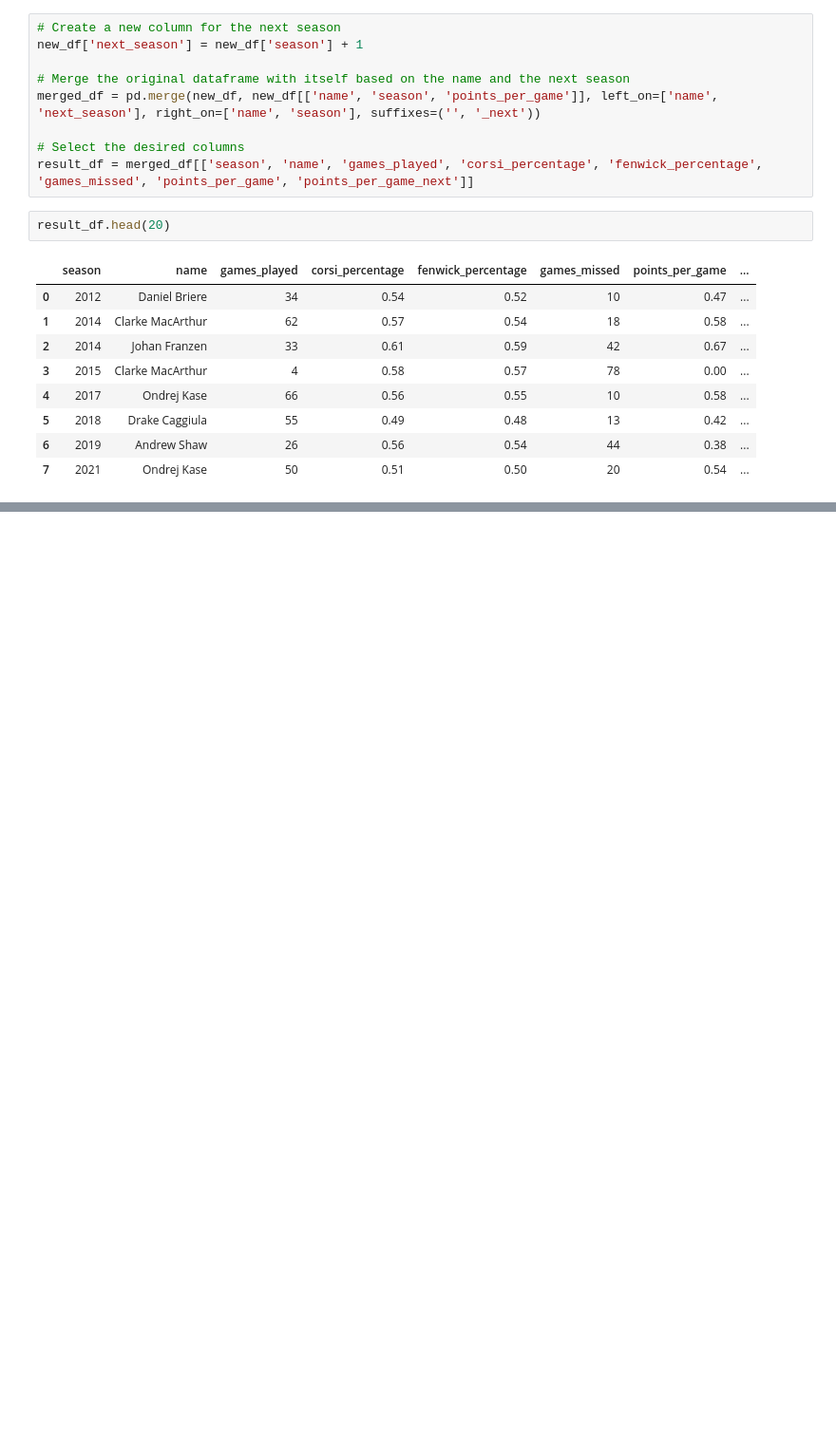
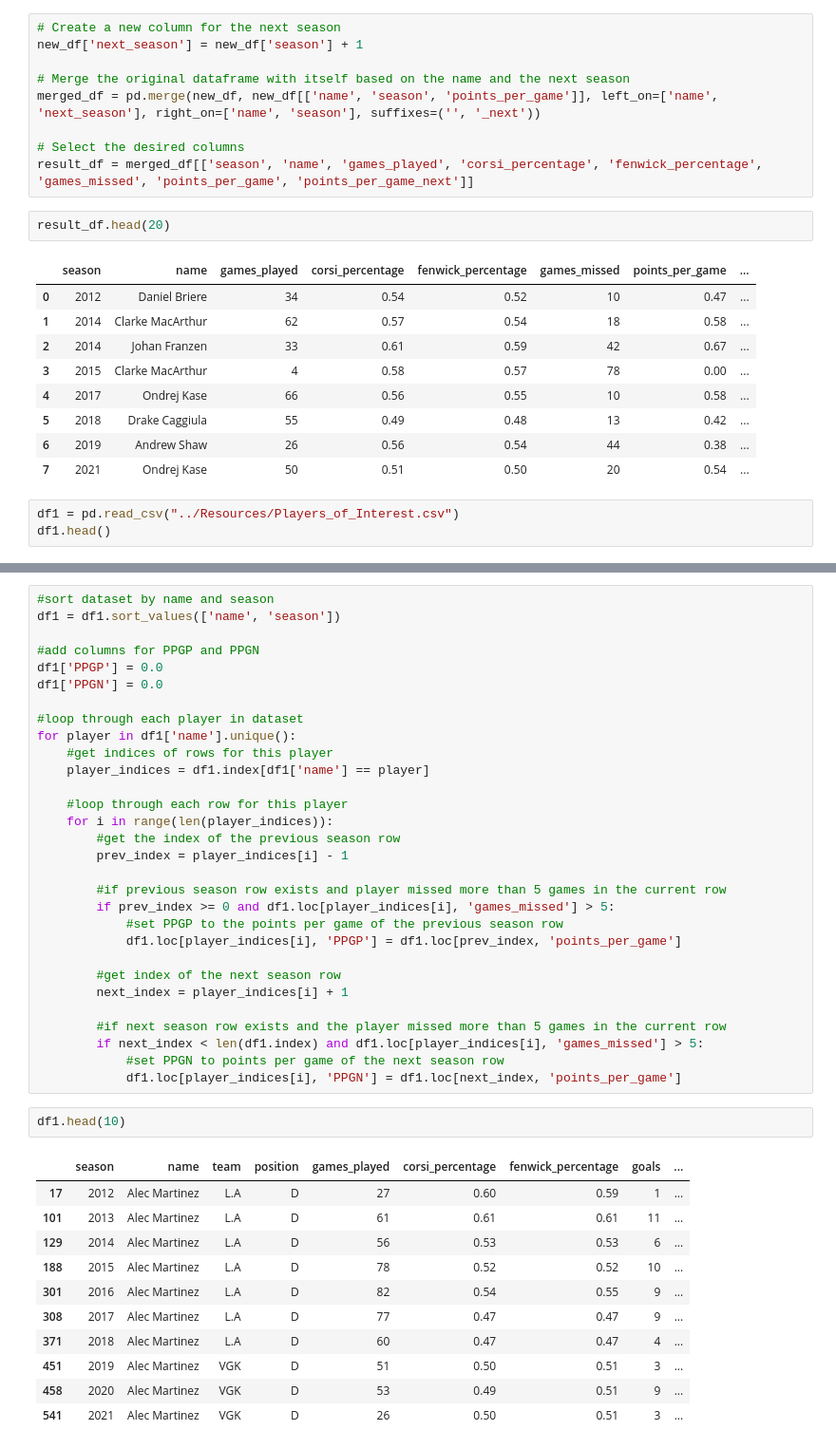
Before and after one commit to Tyler-Sweeting/NHL_Concussion_Analysis, a Jupyter notebook: MachineLearning/DataExploration.ipynb, the cells around one changed output, grey strips where cells are left out. Shown at 95% size. Drawn from its saved outputs; the diff is of its cells as text; blank space fills up the shorter version.

```diff
--- a/MachineLearning/DataExploration.ipynb
+++ b/MachineLearning/DataExploration.ipynb
@@ -224,3 +224,6 @@ result_df.head(20)
 | 5 | 2018 | Drake Caggiula | 55 | 0.49 | 0.48 | 13 | 0.42 | ... |
 | 6 | 2019 | Andrew Shaw | 26 | 0.56 | 0.54 | 44 | 0.38 | ... |
 | 7 | 2021 | Ondrej Kase | 50 | 0.51 | 0.50 | 20 | 0.54 | ... |
+# %%
+df1 = pd.read_csv("../Resources/Players_of_Interest.csv")
+df1.head()
@@ -226,0 +237,44 @@ result_df.head(20)
+# %%
+#sort dataset by name and season
+df1 = df1.sort_values(['name', 'season'])
+
+#add columns for PPGP and PPGN
+df1['PPGP'] = 0.0
+df1['PPGN'] = 0.0
+
+#loop through each player in dataset
+for player in df1['name'].unique():
+    #get indices of rows for this player
+    player_indices = df1.index[df1['name'] == player]
+
+    #loop through each row for this player
+    for i in range(len(player_indices)):
+        #get the index of the previous season row
+        prev_index = player_indices[i] - 1
+
+        #if previous season row exists and player missed more than 5 games in the current row
+        if prev_index >= 0 and df1.loc[player_indices[i], 'games_missed'] > 5:
+            #set PPGP to the points per game of the previous season row
+            df1.loc[player_indices[i], 'PPGP'] = df1.loc[prev_index, 'points_per_game']
+
+        #get index of the next season row
+        next_index = player_indices[i] + 1
+
+        #if next season row exists and the player missed more than 5 games in the current row
+        if next_index < len(df1.index) and df1.loc[player_indices[i], 'games_missed'] > 5:
+            #set PPGN to points per game of the next season row
+            df1.loc[player_indices[i], 'PPGN'] = df1.loc[next_index, 'points_per_game']
+# %%
+df1.head(10)
+# %% [output]
+|  | season | name | team | position | games_played | corsi_percentage | fenwick_percentage | goals | ... |
+| 17 | 2012 | Alec Martinez | L.A | D | 27 | 0.60 | 0.59 | 1 | ... |
+| 101 | 2013 | Alec Martinez | L.A | D | 61 | 0.61 | 0.61 | 11 | ... |
+| 129 | 2014 | Alec Martinez | L.A | D | 56 | 0.53 | 0.53 | 6 | ... |
+| 188 | 2015 | Alec Martinez | L.A | D | 78 | 0.52 | 0.52 | 10 | ... |
+| 301 | 2016 | Alec Martinez | L.A | D | 82 | 0.54 | 0.55 | 9 | ... |
+| 308 | 2017 | Alec Martinez | L.A | D | 77 | 0.47 | 0.47 | 9 | ... |
+| 371 | 2018 | Alec Martinez | L.A | D | 60 | 0.47 | 0.47 | 4 | ... |
+| 451 | 2019 | Alec Martinez | VGK | D | 51 | 0.50 | 0.51 | 3 | ... |
+| 458 | 2020 | Alec Martinez | VGK | D | 53 | 0.49 | 0.51 | 9 | ... |
+| 541 | 2021 | Alec Martinez | VGK | D | 26 | 0.50 | 0.51 | 3 | ... |
```
Also changed, not shown: parts of 5 cells of this notebook, 1 other file.
